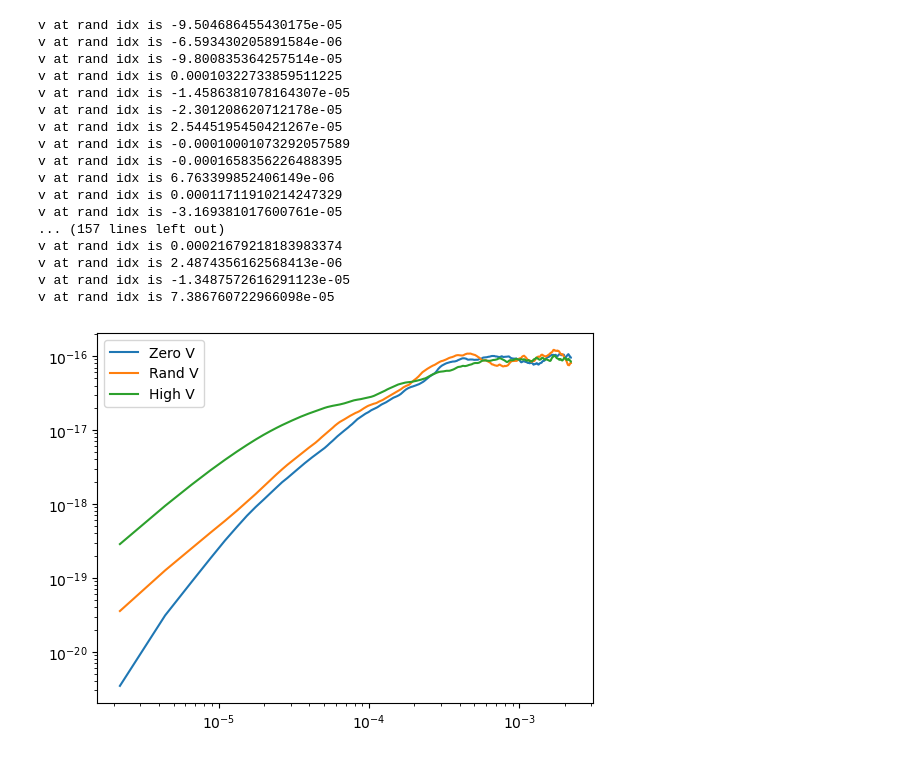
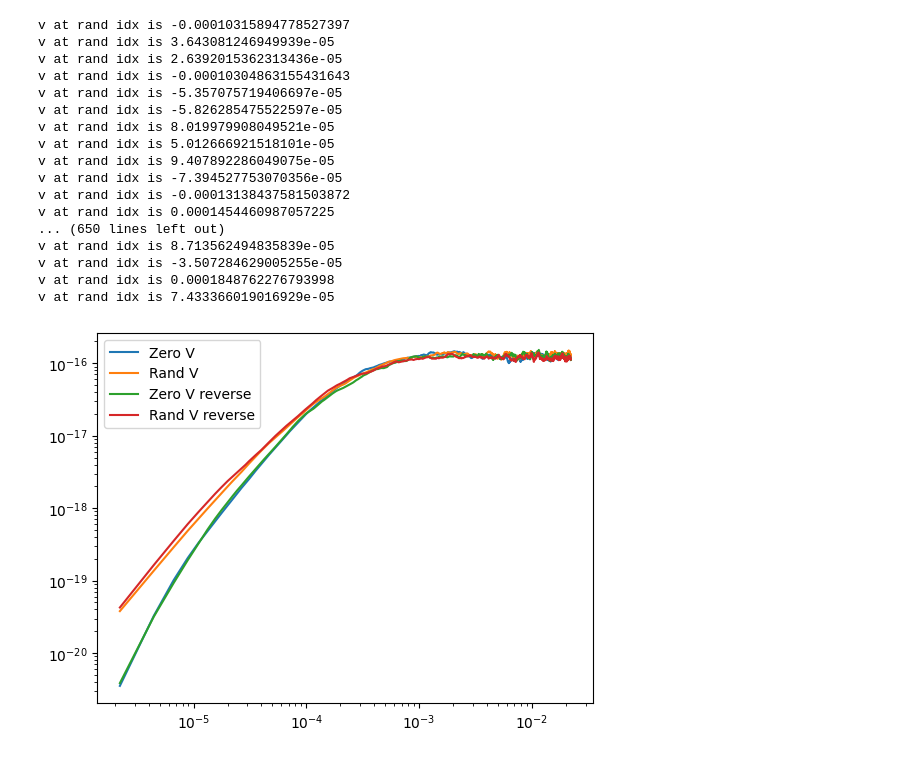
Before and after one commit to mcthumann/MarkovianEmbedding, a Jupyter notebook: SuperDiffusionSimulation.ipynb, the cells around one changed output. Drawn from its saved outputs; the diff is of its cells as text; code cells hidden in the pictures.

Commit message:
time reverse

```diff
--- a/SuperDiffusionSimulation.ipynb
+++ b/SuperDiffusionSimulation.ipynb
@@ -54,27 +54,23 @@ index_mult = 1#(timestep * sample_rate) * tao_c
 x_c = 1
 
 zero_idxs = []
-high_idxs = []
+
 for i in range(len(traces)):
     plt.figure(figsize=(20,10))
     # plt.plot([t * index_mult for t in range(len(positions[i]))], positions[i] * x_c, linewidth=0.5)
     plt.plot([t * index_mult for t in range(len(V_traces[i]))], V_traces[i], linewidth=0.5)
 
     tolerance = (.005*np.std(V_traces[i]))
-    high_tolerance = (2.5*np.std(V_traces[i]))
+    x_tolerance = (3*np.std(traces[i]))
+    close_to_zero_indices = np.where(abs(V_traces[i]) < tolerance)[0]
+    close_to_zero_x_indices = np.where(abs(traces[i]) < x_tolerance)[0]
 
-    far_from_zero_indicies = np.where(abs(V_traces[i]) > high_tolerance)[0]
-    close_to_zero_indices = np.where(abs(V_traces[i]) < tolerance)[0]
-
+    both_zero = np.intersect1d(close_to_zero_indices, close_to_zero_x_indices)
     print("zero idx: " + str(close_to_zero_indices))
     plt.title("velocities")
     # Draw vertical lines where values are close to zero
     for index in close_to_zero_indices:
         plt.axvline(x=index*index_mult, color='red', linestyle='-', linewidth=0.1)
 
-    for index in far_from_zero_indicies:
-        plt.axvline(x=index*index_mult, color='green', linestyle='-', linewidth=0.1)
-
-    high_idxs.append(far_from_zero_indicies)
     zero_idxs.append(close_to_zero_indices)
 # %% [output]
@@ -103,7 +104,7 @@ def compute_msd(time_trace, dt):
     msd = [(time_trace[0]-time_trace[i])**2 for i in range(n)]
     return msd, lag_times
 # %%
-msd_len = 1000
+msd_len = 10000
 lag_times = 0
 
 import random
@@ -111,59 +112,70 @@ import random
 msds_zint = []
 for i in range(len(traces)):
     for idx in zero_idxs[i]:
         if idx+msd_len < len(traces[i]):
             super_trace = traces[i][idx:idx+msd_len]
             msd, lag_times = compute_msd(super_trace, 1/fs)
             msds_zint.append(msd)
 
 msds_rint = []
 for i in range(len(traces)):
     for j in range(len(zero_idxs[i])):
         idx = random.randint(0,len(traces[i])-msd_len)
         print("v at rand idx is " + str(V_traces[i][idx]))
         reg_trace = traces[i][idx:idx+msd_len]
         msd2, lag_times = compute_msd(reg_trace, 1/fs)
         msds_rint.append(msd2)
 
-msds_hint = []
+# REVERSE
+msds_zint_r = []
 for i in range(len(traces)):
-    for idx in high_idxs[i]:
-        if idx+msd_len < len(traces[i]):
-            slow_trace = traces[i][idx:idx+msd_len]
-            msd, lag_times = compute_msd(slow_trace, 1/fs)
-            msds_hint.append(msd)
+    for idx in zero_idxs[i]:
+        if idx-msd_len > 0:
+            super_trace_r = traces[i][idx-msd_len+1:idx+1]
+            msd, lag_times = compute_msd(super_trace_r[::-1], 1/fs)
+            msds_zint_r.append(msd)
+
+msds_rint_r = []
+for i in range(len(traces)):
+    for j in range(len(zero_idxs[i])):
+        idx = random.randint(msd_len,len(traces[i]))
+        reg_trace = traces[i][idx-msd_len+1:idx+1]
+        msd2, lag_times = compute_msd(reg_trace[::-1], 1/fs)
+        msds_rint_r.append(msd2)
 
 msds_zinta = np.mean(msds_zint, axis=0)
 msds_rinta = np.mean(msds_rint, axis=0)
-msds_hinta = np.mean(msds_hint, axis=0)
+msds_zinta_r = np.mean(msds_zint_r, axis=0)
+msds_rinta_r = np.mean(msds_rint_r, axis=0)
 
 plt.plot(lag_times[1:], msds_zinta[1:], label="Zero V")
 plt.plot(lag_times[1:], msds_rinta[1:], label="Rand V")
-plt.plot(lag_times[1:], msds_hinta[1:], label="High V")
+plt.plot(lag_times[1:], msds_zinta_r[1:], label="Zero V reverse")
+plt.plot(lag_times[1:], msds_rinta_r[1:], label="Rand V reverse")
 # plt.plot(lag_times[1:], 1e-3*lag_times[1:]**3, label="3")
 plt.legend()
 plt.xscale('log')
 plt.yscale('log')
 plt.show()
 # %% [output]
-v at rand idx is -9.504686455430175e-05
-v at rand idx is -6.593430205891584e-06
-v at rand idx is -9.800835364257514e-05
-v at rand idx is 0.00010322733859511225
-v at rand idx is -1.4586381078164307e-05
-v at rand idx is -2.301208620712178e-05
-v at rand idx is 2.5445195450421267e-05
-v at rand idx is -0.00010001073292057589
-v at rand idx is -0.0001658356226488395
-v at rand idx is 6.763399852406149e-06
-v at rand idx is 0.00011711910214247329
-v at rand idx is -3.169381017600761e-05
-... (157 lines left out)
-v at rand idx is 0.00021679218183983374
-v at rand idx is 2.4874356162568413e-06
-v at rand idx is -1.3487572616291123e-05
-v at rand idx is 7.386760722966098e-05
+v at rand idx is -0.00010315894778527397
+v at rand idx is 3.643081246949939e-05
+v at rand idx is 2.6392015362313436e-05
+v at rand idx is -0.00010304863155431643
+v at rand idx is -5.357075719406697e-05
+v at rand idx is -5.826285475522597e-05
+v at rand idx is 8.019979908049521e-05
+v at rand idx is 5.012666921518101e-05
+v at rand idx is 9.407892286049075e-05
+v at rand idx is -7.394527753070356e-05
+v at rand idx is -0.00013138437581503872
+v at rand idx is 0.0001454460987057225
+... (650 lines left out)
+v at rand idx is 8.713562494835839e-05
+v at rand idx is -3.507284629005255e-05
+v at rand idx is 0.0001848762276793998
+v at rand idx is 7.433366019016929e-05
-[figure, old version]
+[figure, new version]
 # %%
 
 plt.plot(lag_times[1:], msds_zinta[1:], label="Zero V")
```
Also changed, not shown: parts of 3 cells of this notebook, 1 other file.
